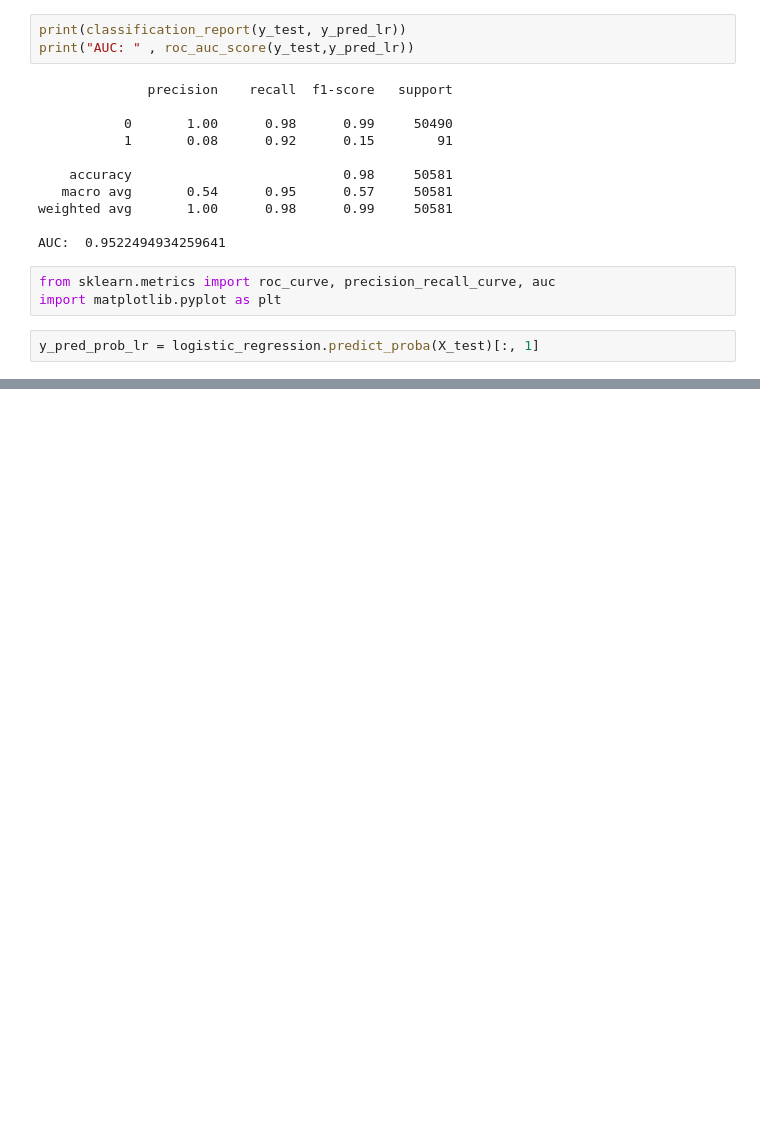
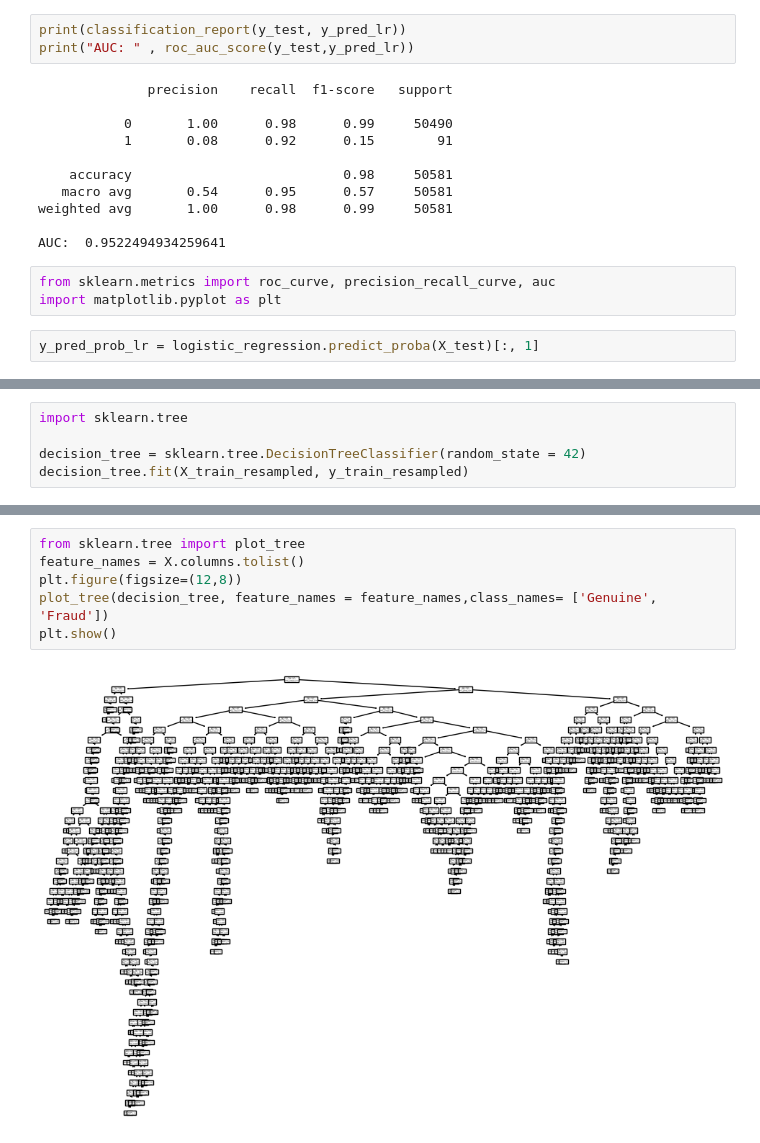
Before and after one commit to geetika-0812/Credit_Card_Fraud_Detection, a Jupyter notebook: Credit Card Fraud Detection.ipynb, the cells around one changed output, grey strips where cells are left out. Drawn from its saved outputs; the diff is of its cells as text; blank space fills up the shorter version.

Commit message:
decision tree

```diff
--- a/Credit Card Fraud Detection.ipynb
+++ b/Credit Card Fraud Detection.ipynb
@@ -253,0 +256,5 @@ plt.show()
+# %%
+import sklearn.tree
+
+decision_tree = sklearn.tree.DecisionTreeClassifier(random_state = 42)
+decision_tree.fit(X_train_resampled, y_train_resampled)
@@ -253,0 +279,8 @@ plt.show()
+# %%
+from sklearn.tree import plot_tree
+feature_names = X.columns.tolist()
+plt.figure(figsize=(12,8))
+plot_tree(decision_tree, feature_names = feature_names,class_names= ['Genuine', 'Fraud'])
+plt.show()
+# %% [output]
+[figure, added]
```
Also changed, not shown: parts of 18 cells of this notebook.
